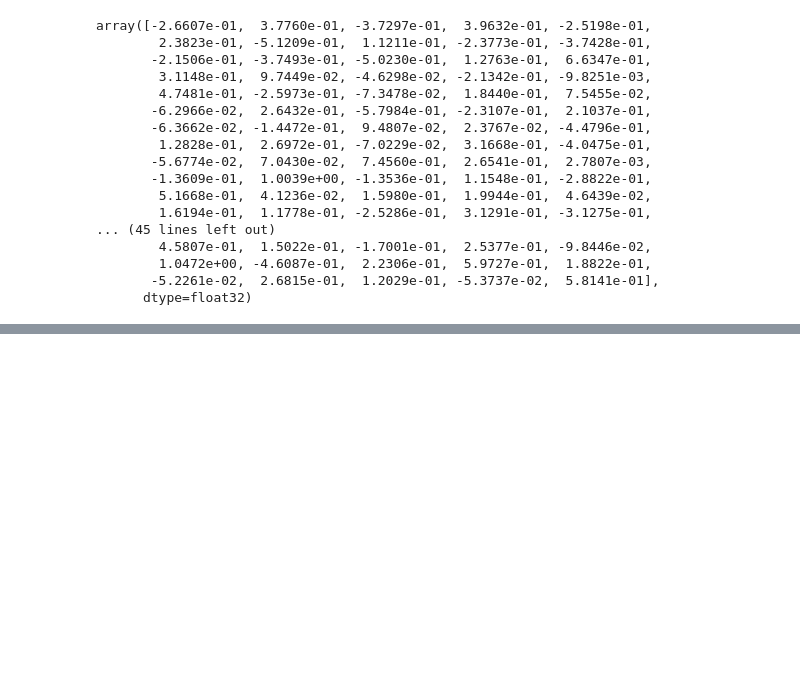
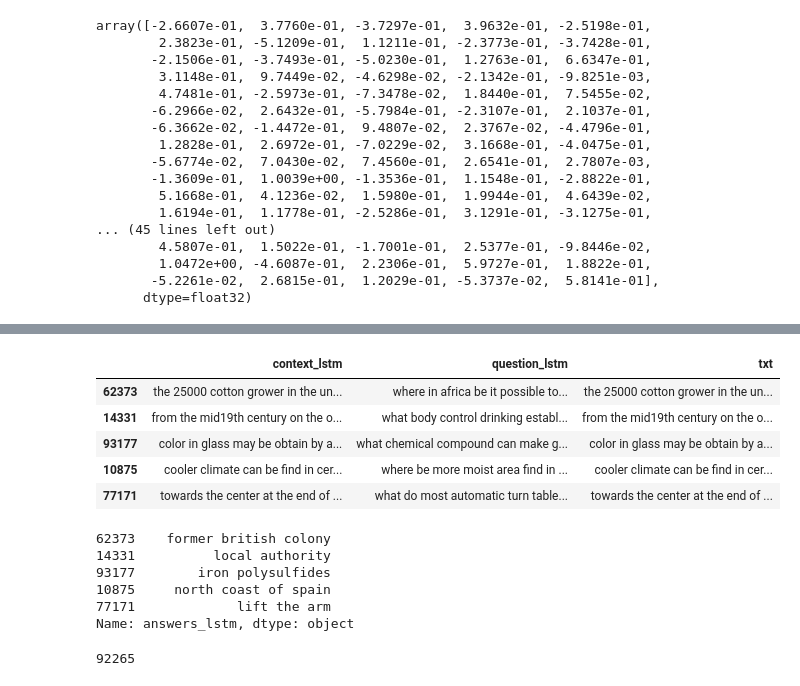
Before and after one commit to Ioana-P/NLGforedtech, a Jupyter notebook: wordembeddings.ipynb, the cells around one changed output, grey strips where cells are left out. Drawn from its saved outputs; the diff is of its cells as text; code cells hidden in the pictures; blank space fills up the shorter version.

```diff
--- a/wordembeddings.ipynb
+++ b/wordembeddings.ipynb
@@ -122,0 +445,22 @@ x_train_df.question_lemma_pos[22453]
+# %%
+train_df = lstm_x_train_df.copy()
+# %%
+train_df['txt'] = train_df['context_lstm'] + ' ' + train_df['question_lstm']
+# %%
+train_df.head()
+# %% [output]
+|  | context_lstm | question_lstm | txt |
+| 62373 | the 25000 cotton grower in the un... | where in africa be it possible to... | the 25000 cotton grower in the un... |
+| 14331 | from the mid19th century on the o... | what body control drinking establ... | from the mid19th century on the o... |
+| 93177 | color in glass may be obtain by a... | what chemical compound can make g... | color in glass may be obtain by a... |
+| 10875 | cooler climate can be find in cer... | where be more moist area find in ... | cooler climate can be find in cer... |
+| 77171 | towards the center at the end of ... | what do most automatic turn table... | towards the center at the end of ... |
+# %%
+lstm_y_train_df.head()
+# %% [output]
+62373    former british colony
+14331          local authority
+93177        iron polysulfides
+10875     north coast of spain
+77171             lift the arm
+Name: answers_lstm, dtype: object
@@ -122,0 +479,4 @@ x_train_df.question_lemma_pos[22453]
+# %%
+len(vocab)
+# %% [output]
+92265
```
Also changed, not shown: parts of 54 cells of this notebook, 3 other files.
